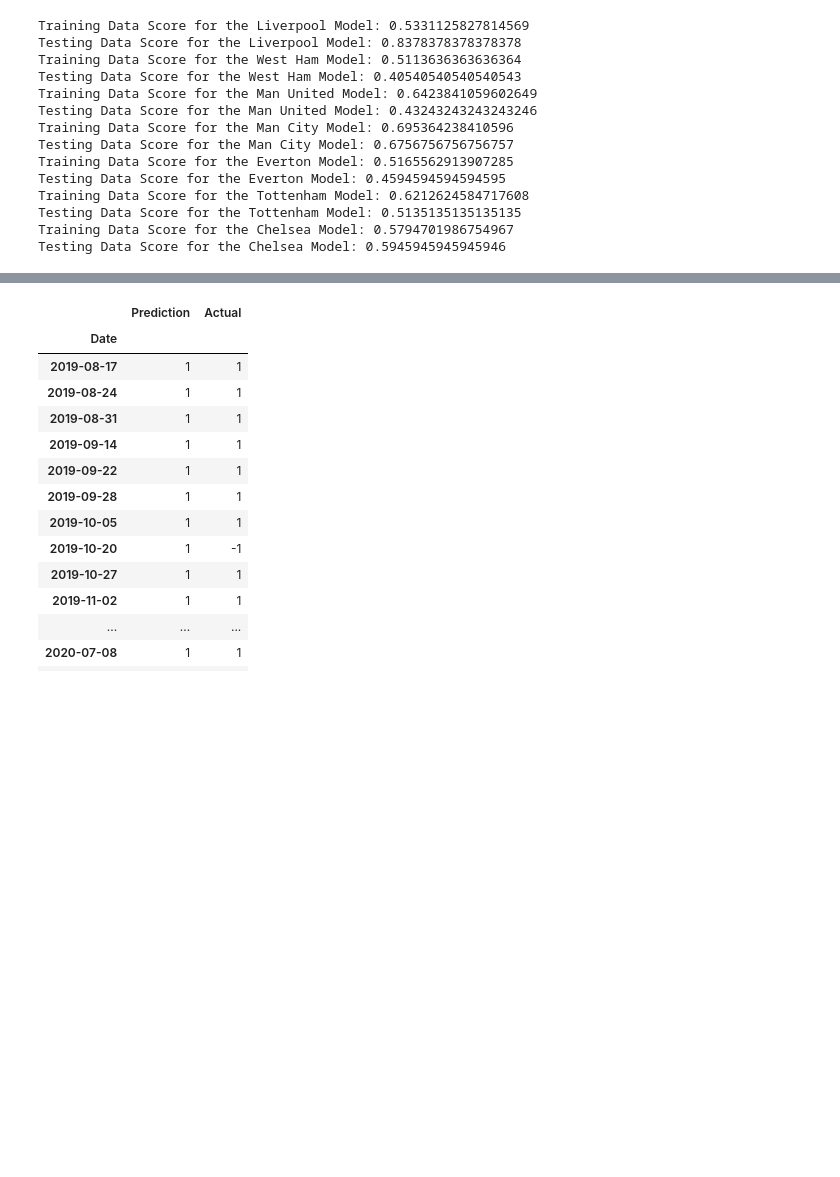
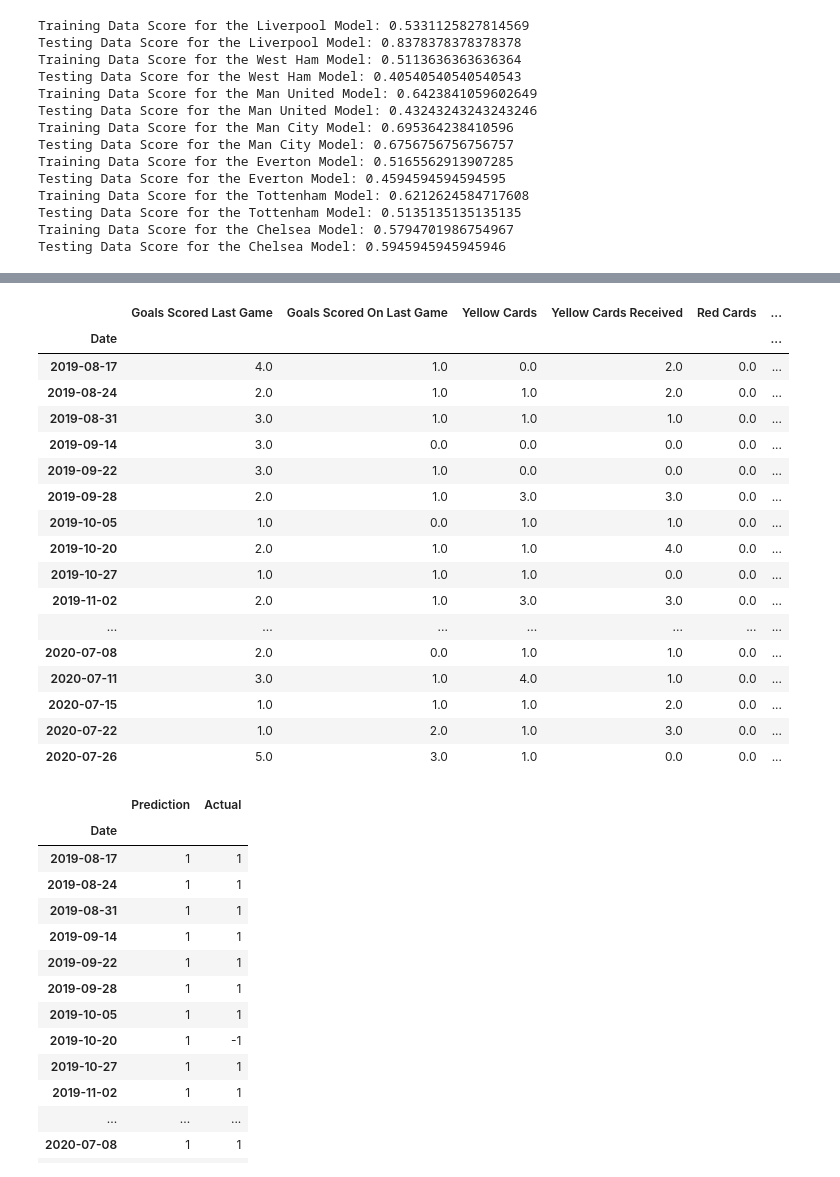
Before and after one commit to CHIUZXCV/Project-2, a Jupyter notebook: individual_teams_master.ipynb, the cells around one changed output, grey strips where cells are left out. Saved outputs shown, nothing was run; the diff lists cells and outputs as text; code cells hidden in the pictures; blank space fills up the shorter version.

```diff
--- a/individual_teams_master.ipynb
+++ b/individual_teams_master.ipynb
@@ -652,3 +683,24 @@ Testing Data Score for the Chelsea Model: 0.5945945945945946
+# %%
+liverpool_X_test
+# %% [output]
+|  | Goals Scored Last Game | Goals Scored On Last Game | Yellow Cards | Yellow Cards Received | Red Cards | ... |
+| Date |  |  |  |  |  | ... |
+| 2019-08-17 | 4.0 | 1.0 | 0.0 | 2.0 | 0.0 | ... |
+| 2019-08-24 | 2.0 | 1.0 | 1.0 | 2.0 | 0.0 | ... |
+| 2019-08-31 | 3.0 | 1.0 | 1.0 | 1.0 | 0.0 | ... |
+| 2019-09-14 | 3.0 | 0.0 | 0.0 | 0.0 | 0.0 | ... |
+| 2019-09-22 | 3.0 | 1.0 | 0.0 | 0.0 | 0.0 | ... |
+| 2019-09-28 | 2.0 | 1.0 | 3.0 | 3.0 | 0.0 | ... |
+| 2019-10-05 | 1.0 | 0.0 | 1.0 | 1.0 | 0.0 | ... |
+| 2019-10-20 | 2.0 | 1.0 | 1.0 | 4.0 | 0.0 | ... |
+| 2019-10-27 | 1.0 | 1.0 | 1.0 | 0.0 | 0.0 | ... |
+| 2019-11-02 | 2.0 | 1.0 | 3.0 | 3.0 | 0.0 | ... |
+| ... | ... | ... | ... | ... | ... | ... |
+| 2020-07-08 | 2.0 | 0.0 | 1.0 | 1.0 | 0.0 | ... |
+| 2020-07-11 | 3.0 | 1.0 | 4.0 | 1.0 | 0.0 | ... |
+| 2020-07-15 | 1.0 | 1.0 | 1.0 | 2.0 | 0.0 | ... |
+| 2020-07-22 | 1.0 | 2.0 | 1.0 | 3.0 | 0.0 | ... |
+| 2020-07-26 | 5.0 | 3.0 | 1.0 | 0.0 | 0.0 | ... |
 # %%
 liverpool_predictions = liverpool_model.predict(liverpool_X_test)
 liverpool_results = pd.DataFrame({"Prediction": liverpool_predictions, "Actual": liverpool_y_test})
```
Also changed, not shown: parts of 7 cells of this notebook.
